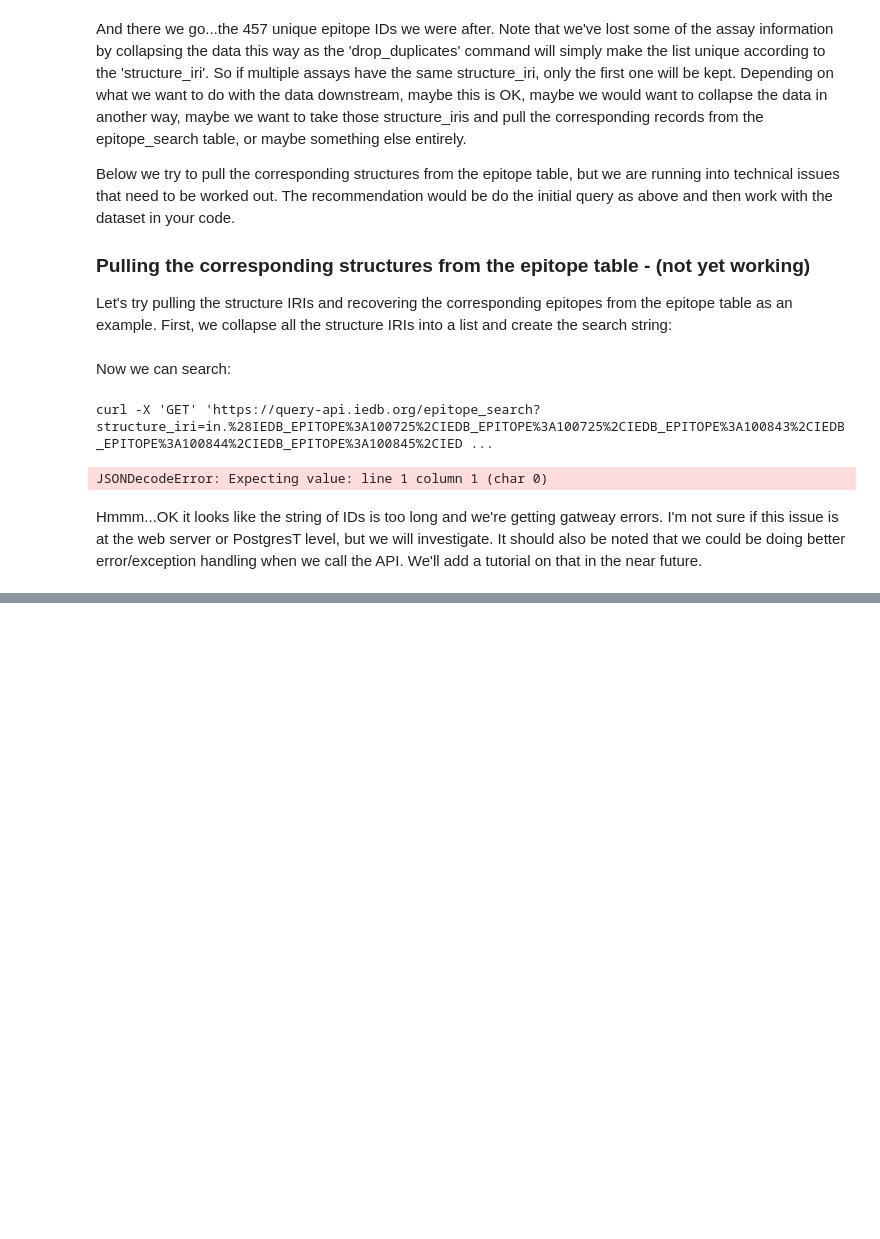
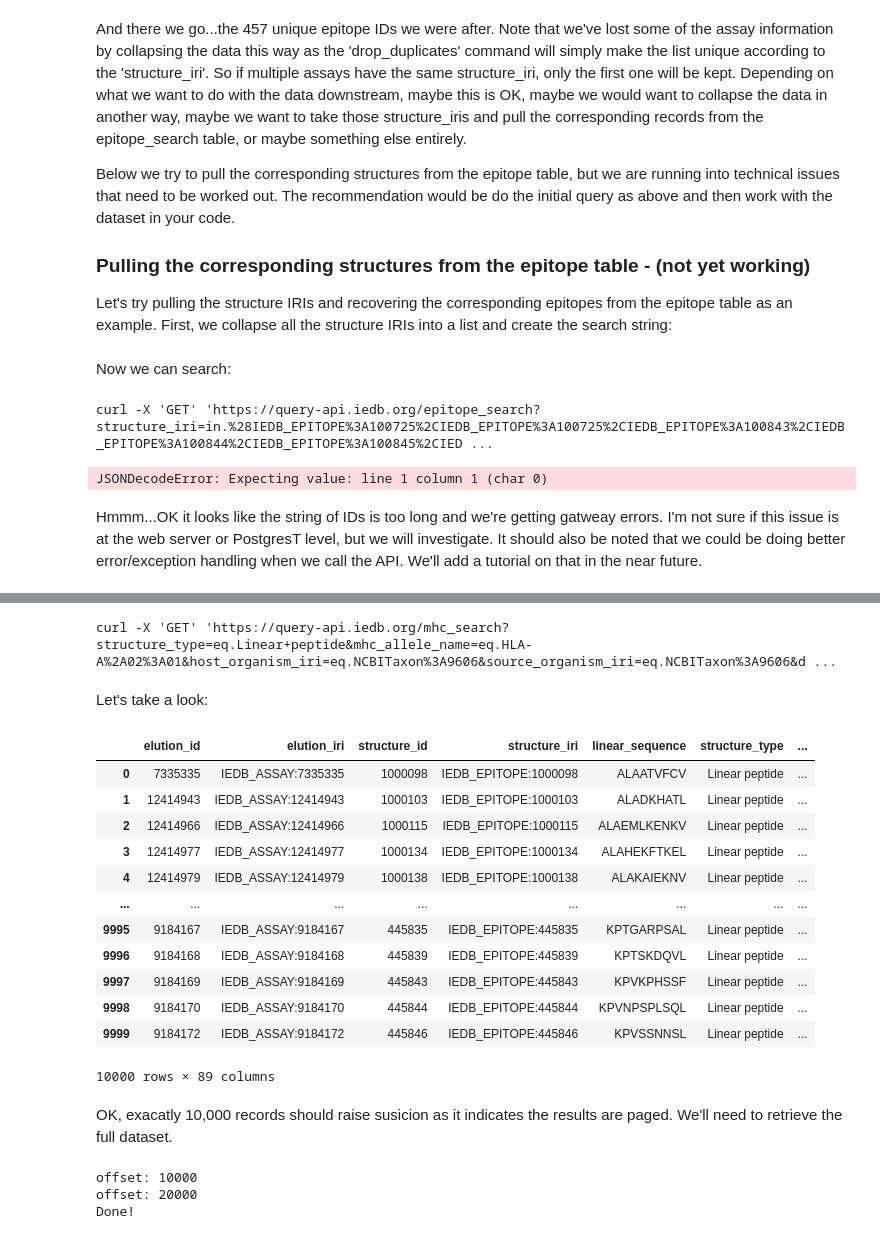
Before and after one commit to IEDB/IQ-API-use-cases, a Jupyter notebook: python/use_case_1h.ipynb, the cells around one changed output, grey strips where cells are left out. Cells and saved outputs as stored; diff of their text form; code cells hidden in the pictures; blank space fills up the shorter version.

Commit message:
added mhc ligand query to the end of use case 1h

```diff
--- a/python/use_case_1h.ipynb
+++ b/python/use_case_1h.ipynb
@@ -176,0 +180,48 @@ Hmmm...OK it looks like the string of IDs is too long and we're getting gatweay
+# %%
+search_params={ 'structure_type': 'eq.Linear peptide',
+                'mhc_allele_name': 'eq.HLA-A*02:01',
+                'host_organism_iri': 'eq.NCBITaxon:9606',
+                'source_organism_iri': 'eq.NCBITaxon:9606',
+                'disease_names': 'cs.{healthy}',
+                'order': 'structure_iri',
+              }
+table_name='mhc_search'
+full_url=base_uri + '/' + table_name
+result = requests.get(full_url, params=search_params)
+print_curl_cmd(result)
+# %% [output]
+curl -X 'GET' 'https://query-api.iedb.org/mhc_search?structure_type=eq.Linear+peptide&mhc_allele_name=eq.HLA-A%2A02%3A01&host_organism_iri=eq.NCBITaxon%3A9606&source_organism_iri=eq.NCBITaxon%3A9606&d ...
+# %% [markdown]
+Let's take a look:
+# %%
+df = pd.json_normalize(result.json())
+df
+# %% [output]
+|  | elution_id | elution_iri | structure_id | structure_iri | linear_sequence | structure_type | ... |
+| 0 | 7335335 | IEDB_ASSAY:7335335 | 1000098 | IEDB_EPITOPE:1000098 | ALAATVFCV | Linear peptide | ... |
+| 1 | 12414943 | IEDB_ASSAY:12414943 | 1000103 | IEDB_EPITOPE:1000103 | ALADKHATL | Linear peptide | ... |
+| 2 | 12414966 | IEDB_ASSAY:12414966 | 1000115 | IEDB_EPITOPE:1000115 | ALAEMLKENKV | Linear peptide | ... |
+| 3 | 12414977 | IEDB_ASSAY:12414977 | 1000134 | IEDB_EPITOPE:1000134 | ALAHEKFTKEL | Linear peptide | ... |
+| 4 | 12414979 | IEDB_ASSAY:12414979 | 1000138 | IEDB_EPITOPE:1000138 | ALAKAIEKNV | Linear peptide | ... |
+| ... | ... | ... | ... | ... | ... | ... | ... |
+| 9995 | 9184167 | IEDB_ASSAY:9184167 | 445835 | IEDB_EPITOPE:445835 | KPTGARPSAL | Linear peptide | ... |
+| 9996 | 9184168 | IEDB_ASSAY:9184168 | 445839 | IEDB_EPITOPE:445839 | KPTSKDQVL | Linear peptide | ... |
+| 9997 | 9184169 | IEDB_ASSAY:9184169 | 445843 | IEDB_EPITOPE:445843 | KPVKPHSSF | Linear peptide | ... |
+| 9998 | 9184170 | IEDB_ASSAY:9184170 | 445844 | IEDB_EPITOPE:445844 | KPVNPSPLSQL | Linear peptide | ... |
+| 9999 | 9184172 | IEDB_ASSAY:9184172 | 445846 | IEDB_EPITOPE:445846 | KPVSSNNSL | Linear peptide | ... |
+10000 rows × 89 columns
+# %% [markdown]
+OK, exacatly 10,000 records should raise susicion as it indicates the results are paged.  We'll need to retrieve the full dataset.
+# %%
+search_params['offset'] = 0
+while result.json() != []:
+    time.sleep(2)
+    search_params['offset'] += 10000
+    print('offset: ' + str(search_params['offset']))
+    result = requests.get(full_url, params=search_params)
+    df = df.append(pd.json_normalize(result.json()))
+print('Done!')
+# %% [output]
+offset: 10000
+offset: 20000
+Done!
```
Also changed, not shown: parts of 6 cells of this notebook, 1 other file.
